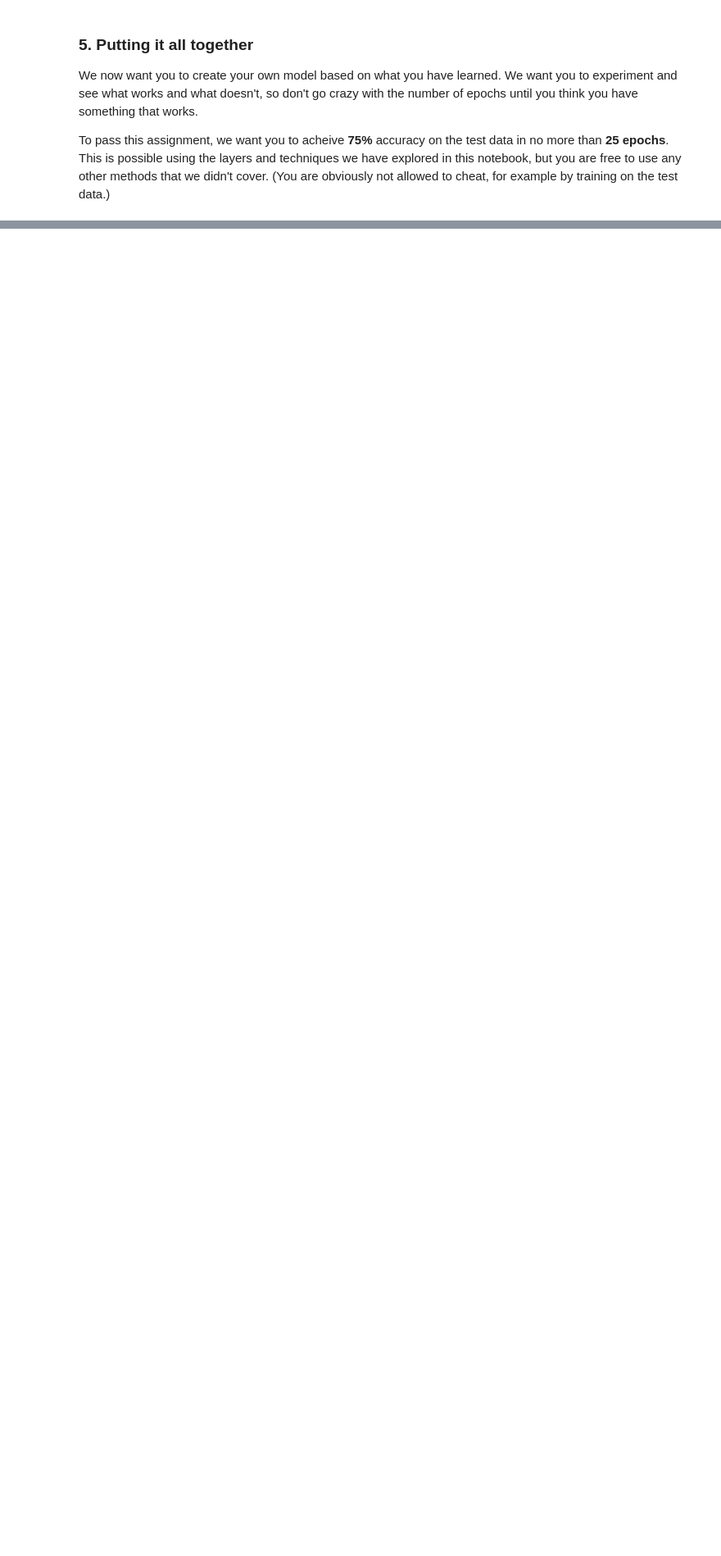
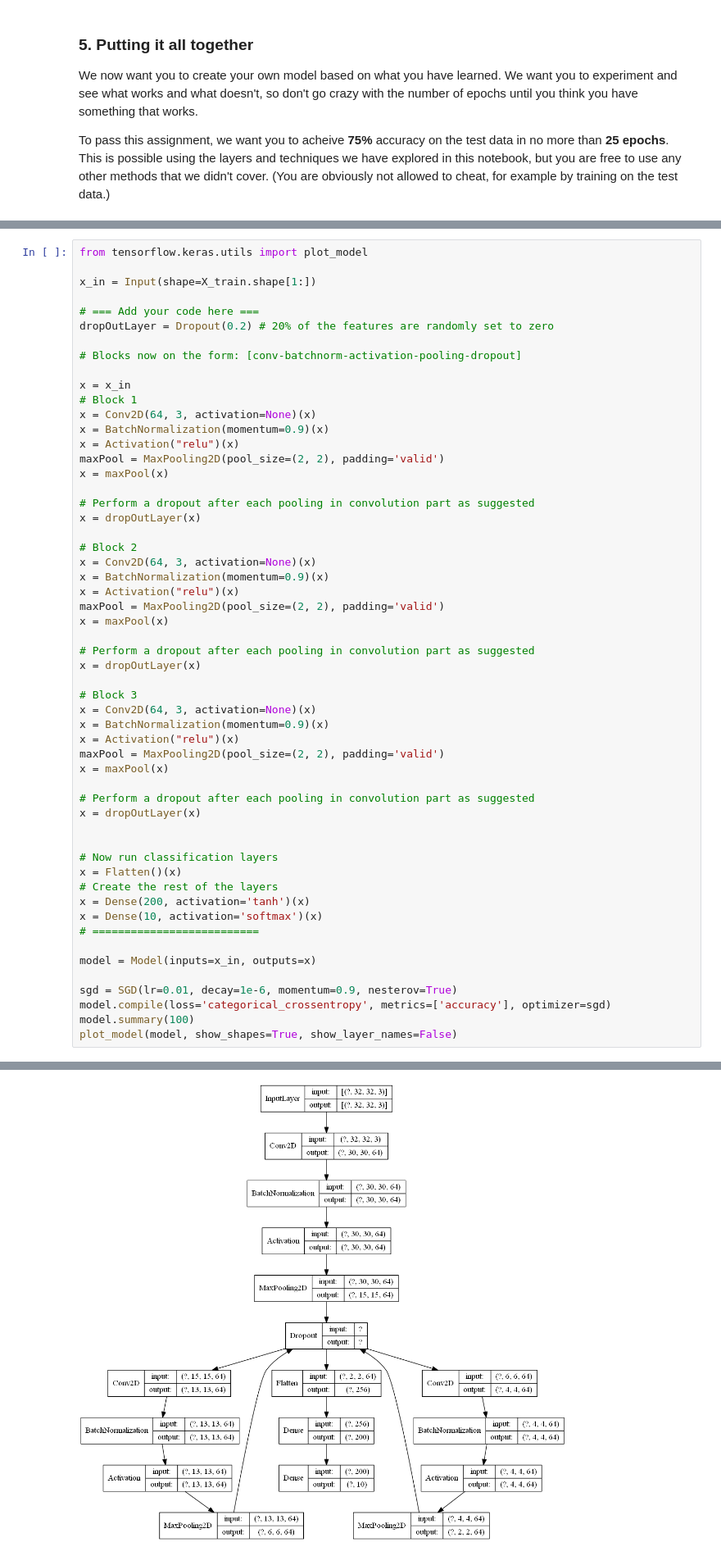
Before and after one commit to oke464/NeuralNetworks, a Jupyter notebook: TBMI26/Assignments/A2_DeepLearning/CIFAR10-Lab.ipynb, the cells around one changed output, grey strips where cells are left out. Shown at 82% size. Saved outputs shown, nothing was run; the diff lists cells and outputs as text; blank space fills up the shorter version.

```diff
--- a/TBMI26/Assignments/A2_DeepLearning/CIFAR10-Lab.ipynb
+++ b/TBMI26/Assignments/A2_DeepLearning/CIFAR10-Lab.ipynb
@@ -249,0 +577,56 @@ plot_model(model, show_shapes=True, show_layer_names=False)
+# %%
+from tensorflow.keras.utils import plot_model
+
+x_in = Input(shape=X_train.shape[1:])
+
+# === Add your code here ===
+dropOutLayer = Dropout(0.2) # 20% of the features are randomly set to zero
+
+# Blocks now on the form: [conv-batchnorm-activation-pooling-dropout]
+
+x = x_in
+# Block 1
+x = Conv2D(64, 3, activation=None)(x)
+x = BatchNormalization(momentum=0.9)(x)
+x = Activation("relu")(x)
+maxPool = MaxPooling2D(pool_size=(2, 2), padding='valid')
+x = maxPool(x)
+
+# Perform a dropout after each pooling in convolution part as suggested
+x = dropOutLayer(x)
+
+# Block 2
+x = Conv2D(64, 3, activation=None)(x)
+x = BatchNormalization(momentum=0.9)(x)
+x = Activation("relu")(x)
+maxPool = MaxPooling2D(pool_size=(2, 2), padding='valid')
+x = maxPool(x)
+
+# Perform a dropout after each pooling in convolution part as suggested
+x = dropOutLayer(x)
+
+# Block 3
+x = Conv2D(64, 3, activation=None)(x)
+x = BatchNormalization(momentum=0.9)(x)
+x = Activation("relu")(x)
+maxPool = MaxPooling2D(pool_size=(2, 2), padding='valid')
+x = maxPool(x)
+
+# Perform a dropout after each pooling in convolution part as suggested
+x = dropOutLayer(x)
+
+
+# Now run classification layers
+x = Flatten()(x)
+# Create the rest of the layers
+x = Dense(200, activation='tanh')(x)
+x = Dense(10, activation='softmax')(x)
+# ==========================
+
+model = Model(inputs=x_in, outputs=x)
+
+sgd = SGD(lr=0.01, decay=1e-6, momentum=0.9, nesterov=True)
+model.compile(loss='categorical_crossentropy', metrics=['accuracy'], optimizer=sgd)
+model.summary(100)
+plot_model(model, show_shapes=True, show_layer_names=False)
+# %% [output]
@@ -250 +650,2 @@ plot_model(model, show_shapes=True, show_layer_names=False)
+[figure, added]
 # %%
```
Also changed, not shown: parts of 35 cells of this notebook, 11 other files.
